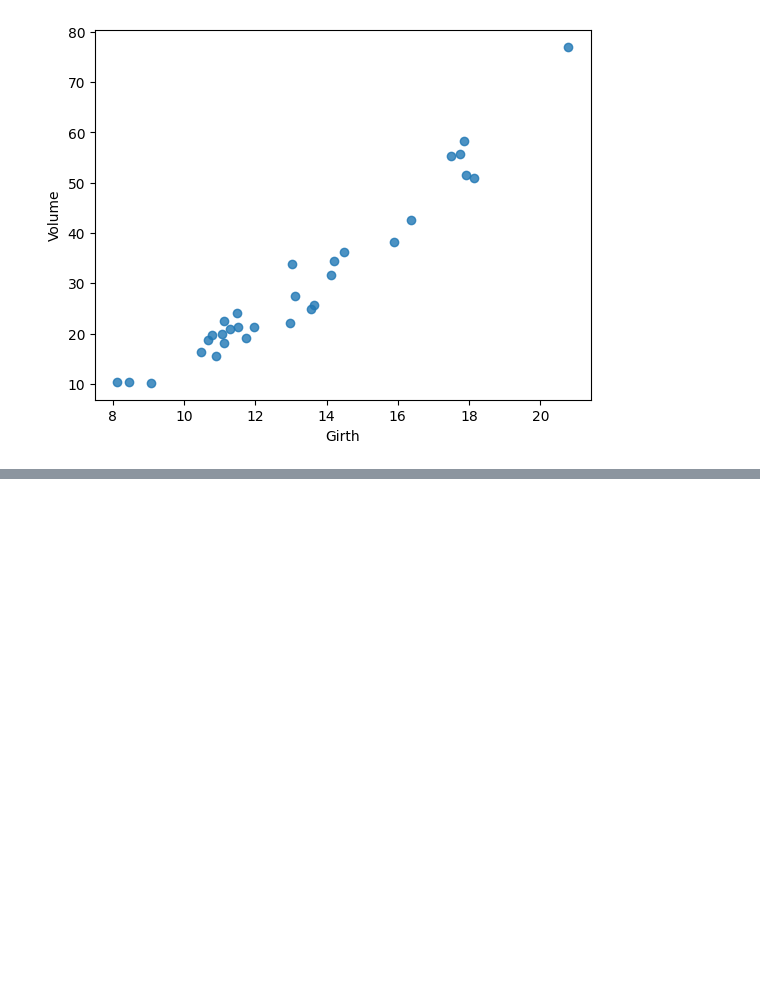
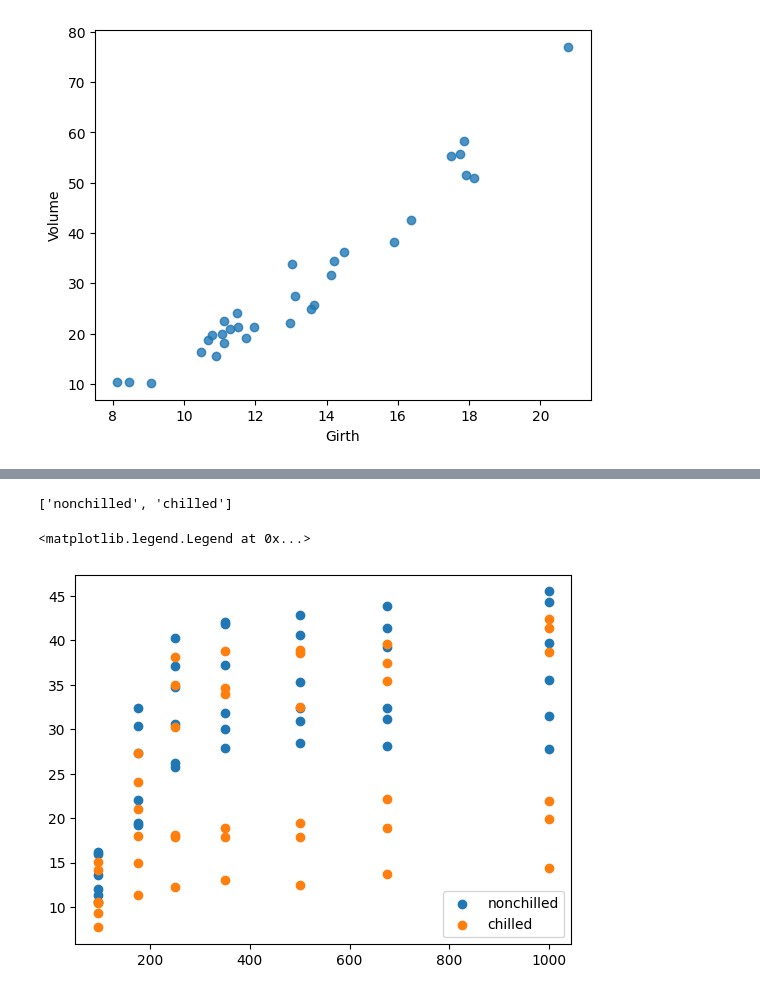
Before and after one commit to EnnioSantos/Graficos-com-Python, a Jupyter notebook: 3_Grafico_de_Dispersão.ipynb, the cells around one changed output, grey strips where cells are left out. Saved outputs shown, nothing was run; the diff lists cells and outputs as text; code cells hidden in the pictures; blank space fills up the shorter version.

```diff
--- a/3_Grafico_de_Dispersão.ipynb
+++ b/3_Grafico_de_Dispersão.ipynb
@@ -45,0 +48,3 @@ sns.regplot(x=base.Girth,y=base.Volume, data = base, x_jitter = 0.3, fit_reg = F
+# %%
+base2 = pd.read_csv('/content/co2.csv')
+base2.head()
@@ -45,0 +58,18 @@ sns.regplot(x=base.Girth,y=base.Volume, data = base, x_jitter = 0.3, fit_reg = F
+# %%
+x = base2.conc
+y = base2.uptake
+# %%
+# Retorna os valores únicos do atributo "treatment"
+unicos = list(set(base2.Treatment))
+unicos
+# %% [output]
+['nonchilled', 'chilled']
+# %%
+# Percorre cada tipo de tratamento (chilled e nonchilled) e cria um gráfico de dispersão
+for i in range(len(unicos)):
+    indice = base2.Treatment == unicos[i]
+    plt.scatter(x[indice], y[indice], label = unicos[i])
+plt.legend(loc = 'lower right')
+# %% [output]
+<matplotlib.legend.Legend at 0x...>
+[figure, added]
```
Also changed, not shown: parts of 2 cells of this notebook.
